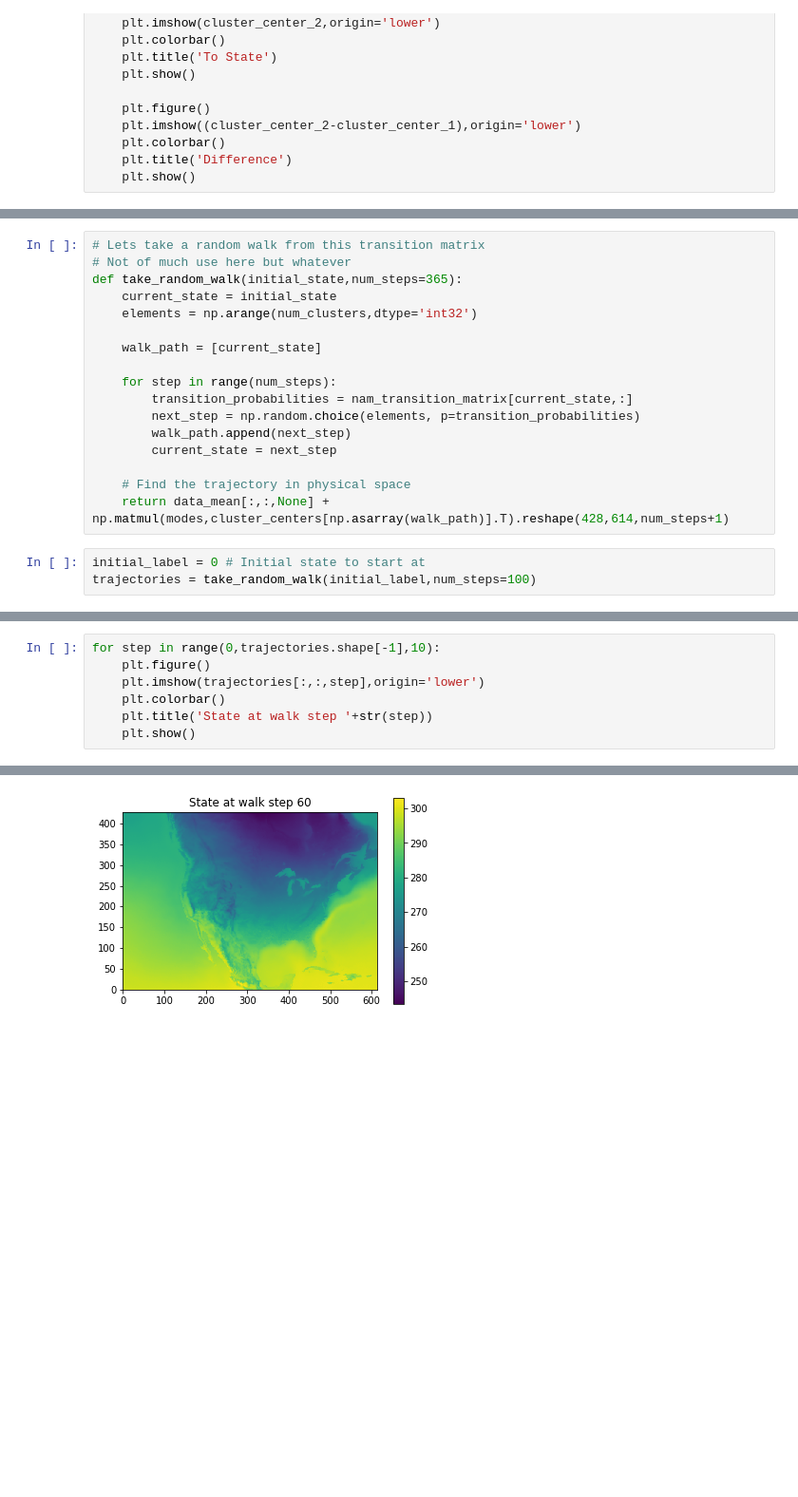
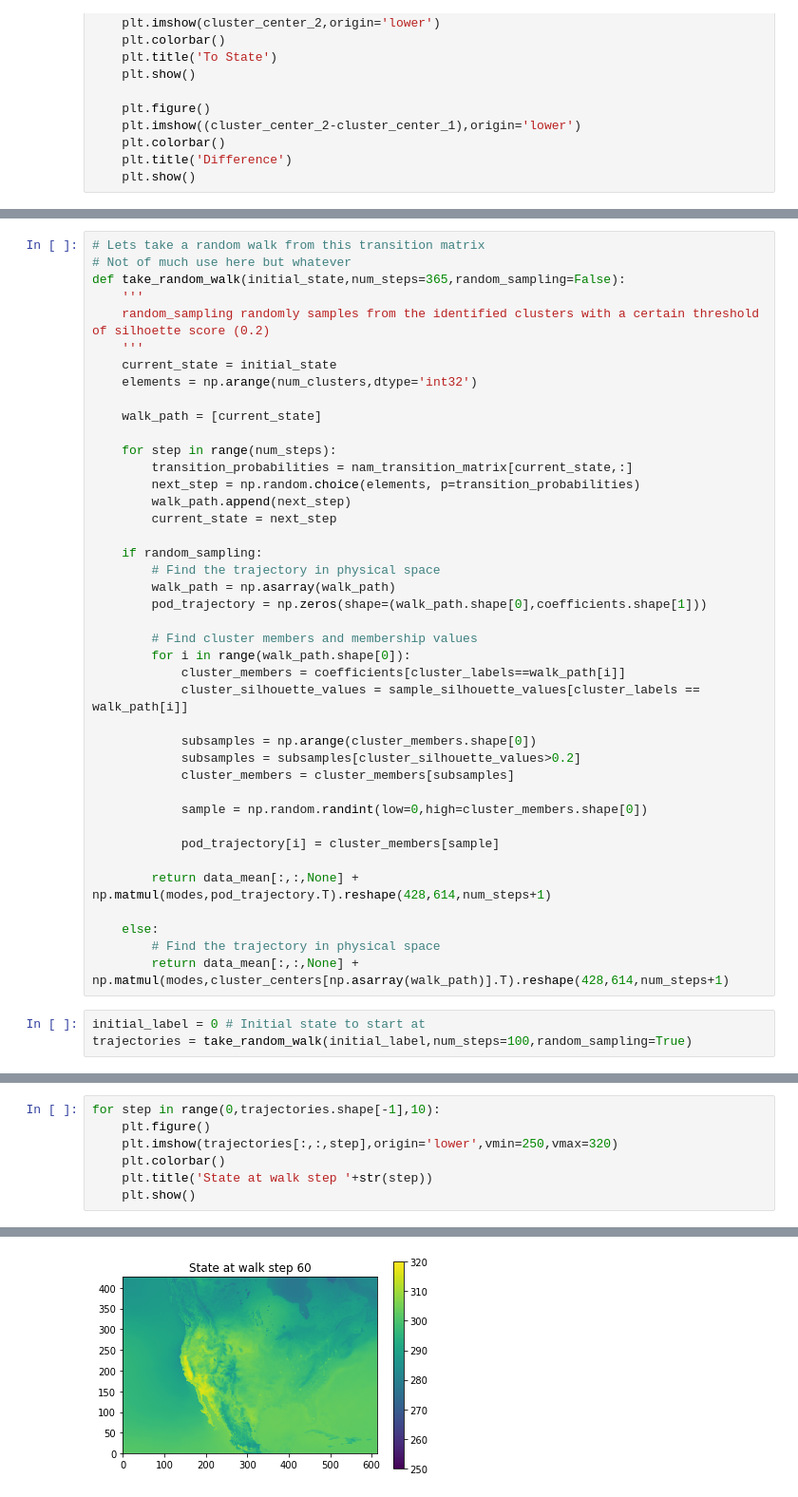
Before and after one commit to Romit-Maulik/Practice, a Jupyter notebook: Cluster_ROM/Cluster_ROMs.ipynb, the cells around one changed output, grey strips where cells are left out. Shown at 95% size. Drawn from its saved outputs; the diff is of its cells as text; blank space fills up the shorter version.

```diff
--- a/Cluster_ROM/Cluster_ROMs.ipynb
+++ b/Cluster_ROM/Cluster_ROMs.ipynb
@@ -187,7 +188,10 @@ The structural transition:
 # %%
 # Lets take a random walk from this transition matrix
 # Not of much use here but whatever
-def take_random_walk(initial_state,num_steps=365):
+def take_random_walk(initial_state,num_steps=365,random_sampling=False):
+    '''
+    random_sampling randomly samples from the identified clusters with a certain threshold of silhoette score (0.2)
+    '''
     current_state = initial_state
     elements = np.arange(num_clusters,dtype='int32')
 
@@ -199,8 +203,29 @@ def take_random_walk(initial_state,num_steps=365):
         walk_path.append(next_step)
         current_state = next_step
 
-    # Find the trajectory in physical space
-    return data_mean[:,:,None] + np.matmul(modes,cluster_centers[np.asarray(walk_path)].T).reshape(428,614,num_steps+1)
+    if random_sampling:
+        # Find the trajectory in physical space
+        walk_path = np.asarray(walk_path)
+        pod_trajectory = np.zeros(shape=(walk_path.shape[0],coefficients.shape[1]))
+
+        # Find cluster members and membership values
+        for i in range(walk_path.shape[0]):
+            cluster_members = coefficients[cluster_labels==walk_path[i]]
+            cluster_silhouette_values = sample_silhouette_values[cluster_labels == walk_path[i]]
+
+            subsamples = np.arange(cluster_members.shape[0])
+            subsamples = subsamples[cluster_silhouette_values>0.2]
+            cluster_members = cluster_members[subsamples]
+
+            sample = np.random.randint(low=0,high=cluster_members.shape[0])
+
+            pod_trajectory[i] = cluster_members[sample]
+
+        return data_mean[:,:,None] + np.matmul(modes,pod_trajectory.T).reshape(428,614,num_steps+1)
+
+    else:
+        # Find the trajectory in physical space
+        return data_mean[:,:,None] + np.matmul(modes,cluster_centers[np.asarray(walk_path)].T).reshape(428,614,num_steps+1)
 # %%
 initial_label = 0 # Initial state to start at
-trajectories = take_random_walk(initial_label,num_steps=100)
+trajectories = take_random_walk(initial_label,num_steps=100,random_sampling=True)
@@ -211,7 +232,7 @@ trajectories.shape
 # %%
 for step in range(0,trajectories.shape[-1],10):
     plt.figure()
-    plt.imshow(trajectories[:,:,step],origin='lower')
+    plt.imshow(trajectories[:,:,step],origin='lower',vmin=250,vmax=320)
     plt.colorbar()
     plt.title('State at walk step '+str(step))
     plt.show()
@@ -225 +246 @@ for step in range(0,trajectories.shape[-1],10):
-[figure, old version]
+[figure, new version]
```
Also changed, not shown: parts of 8 cells of this notebook.
